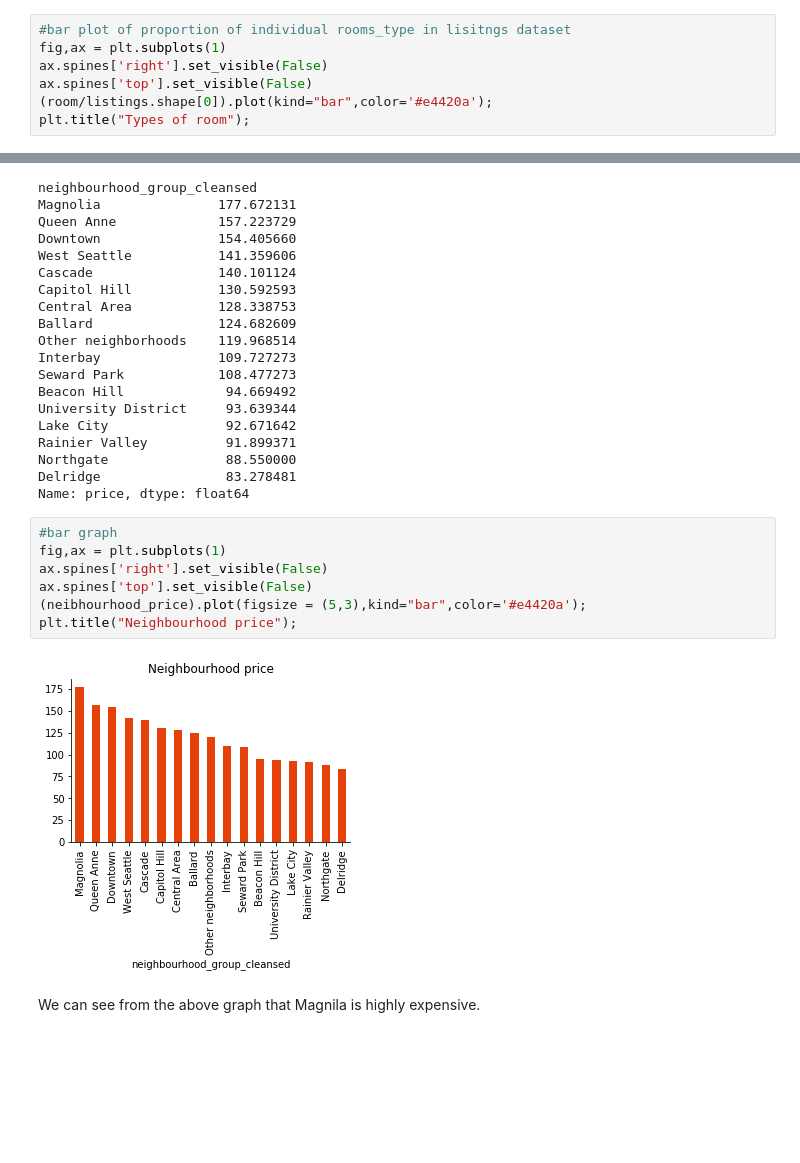
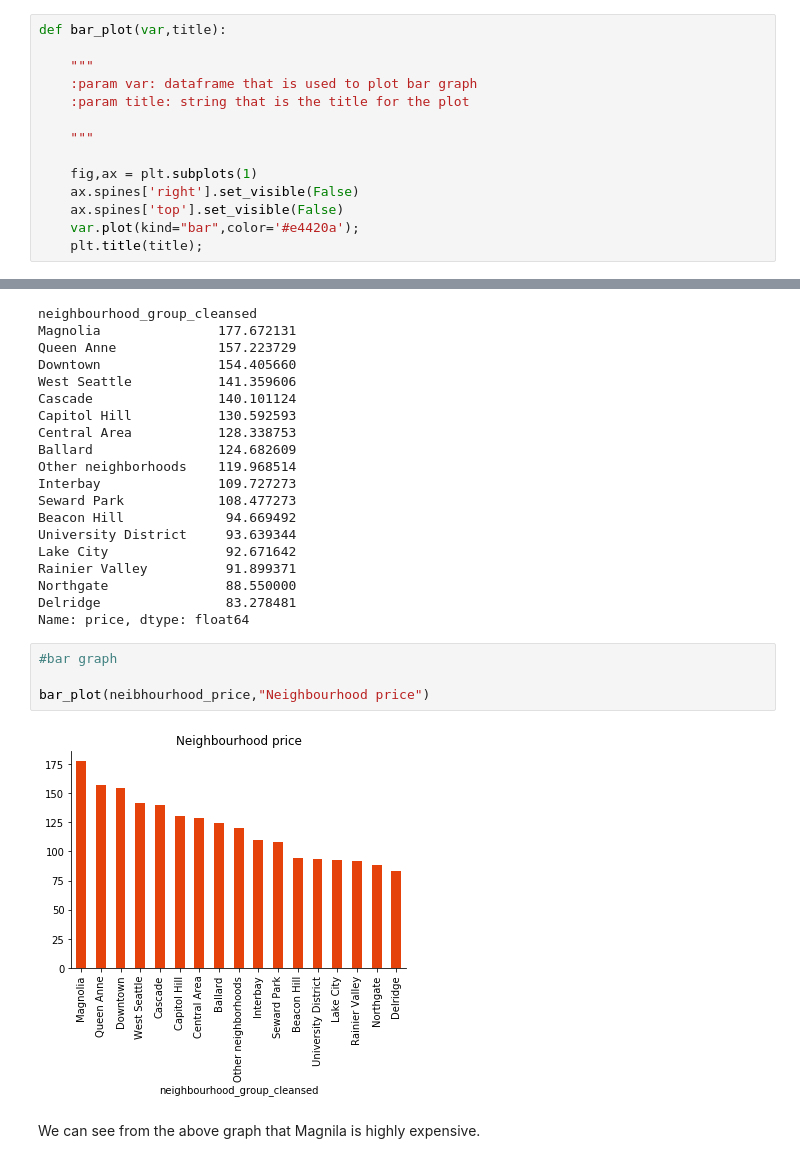
Before and after one commit to raziakhalidbutt/Seatle-Airbnb-CRISP-Udacity-project, a Jupyter notebook: Seattle_airbnb_CRISP_project.ipynb, the cells around one changed output, grey strips where cells are left out. Cells and saved outputs as stored; diff of their text form; blank space fills up the shorter version.

```diff
--- a/Seattle_airbnb_CRISP_project.ipynb
+++ b/Seattle_airbnb_CRISP_project.ipynb
@@ -284,9 +285,16 @@ Private room       0.303824
 Shared room        0.030644
 Name: room_type, dtype: float64
 # %%
-#bar plot of proportion of individual rooms_type in lisitngs dataset
-fig,ax = plt.subplots(1)
-ax.spines['right'].set_visible(False)
-ax.spines['top'].set_visible(False)
-(room/listings.shape[0]).plot(kind="bar",color='#e4420a');
-plt.title("Types of room");
+def bar_plot(var,title):
+
+    """
+    :param var: dataframe that is used to plot bar graph
+    :param title: string that is the title for the plot
+
+    """
+
+    fig,ax = plt.subplots(1)
+    ax.spines['right'].set_visible(False)
+    ax.spines['top'].set_visible(False)
+    var.plot(kind="bar",color='#e4420a');
+    plt.title(title);
@@ -515,15 +516,12 @@ Rainier Valley          91.899371
 Northgate               88.550000
 Delridge                83.278481
 Name: price, dtype: float64
-# %%
-#bar graph
-fig,ax = plt.subplots(1)
-ax.spines['right'].set_visible(False)
-ax.spines['top'].set_visible(False)
-(neibhourhood_price).plot(figsize = (5,3),kind="bar",color='#e4420a');
-plt.title("Neighbourhood price");
-# %% [output]
-[figure, removed]
+# %%
+#bar graph
+
+bar_plot(neibhourhood_price,"Neighbourhood price")
+# %% [output]
+[figure, added]
 # %% [markdown]
 We can see from the above graph that Magnila is highly expensive.
 # %%
```
Also changed, not shown: parts of 10 cells of this notebook.
